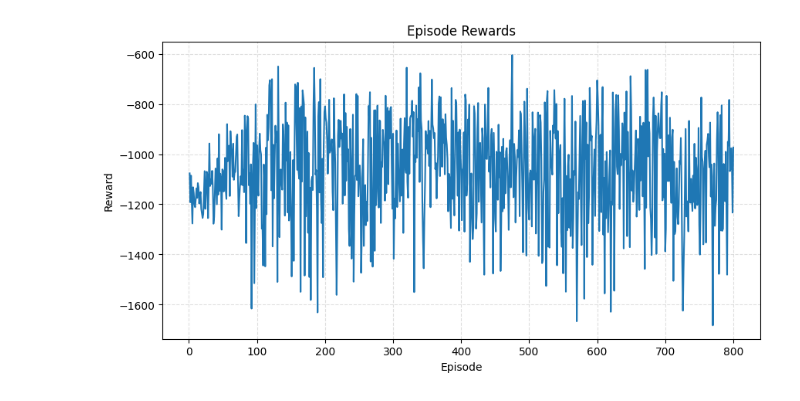
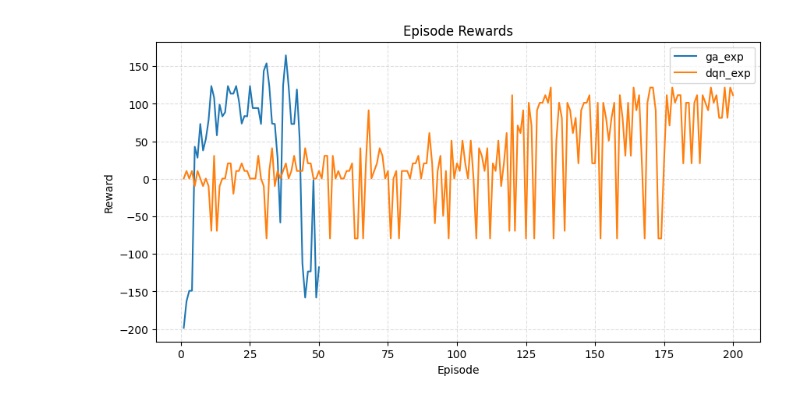
Before and after one commit to silasschroeder/PacMan-RL, a Jupyter notebook: runs/visualize.ipynb, the cells around one changed output. Drawn from its saved outputs; the diff is of its cells as text; code cells hidden in the pictures.

Commit message:
visualization fix

```diff
--- a/runs/visualize.ipynb
+++ b/runs/visualize.ipynb
@@ -68,9 +68,15 @@ def load_metrics(path: Path) -> tuple[list[int], list[float]]:
     episodes = []
     rewards = []
     for entry in data:
-        if "episode" in entry and "reward" in entry:
-            episodes.append(int(entry["episode"]))
-            rewards.append(float(entry["reward"]))
+        if "episode" in entry and "reward" in entry or "generation" in entry and "median_fitness" in entry:
+            try:
+                episodes.append(int(entry["episode"]))
+            except:
+                episodes.append(int(entry["generation"]))
+            try:
+                rewards.append(float(entry["reward"]))
+            except:
+                rewards.append(float(entry["median_fitness"]))
 
     if not episodes:
         raise ValueError(f"No episode/reward pairs found in {path}")
@@ -115,6 +121,6 @@ def main(argv: Sequence[str] | None = None) -> None:
 # %%
 import shlex
 
-main(shlex.split("--metrics-path ./exp15/metrics.json"))
+main(shlex.split("--metrics-path ./ga_exp/metrics.json --metrics-path ./dqn_exp/metrics.json"))
 # %% [output]
-[figure, old version]
+[figure, new version]
```
Also changed, not shown: 1 other file.
